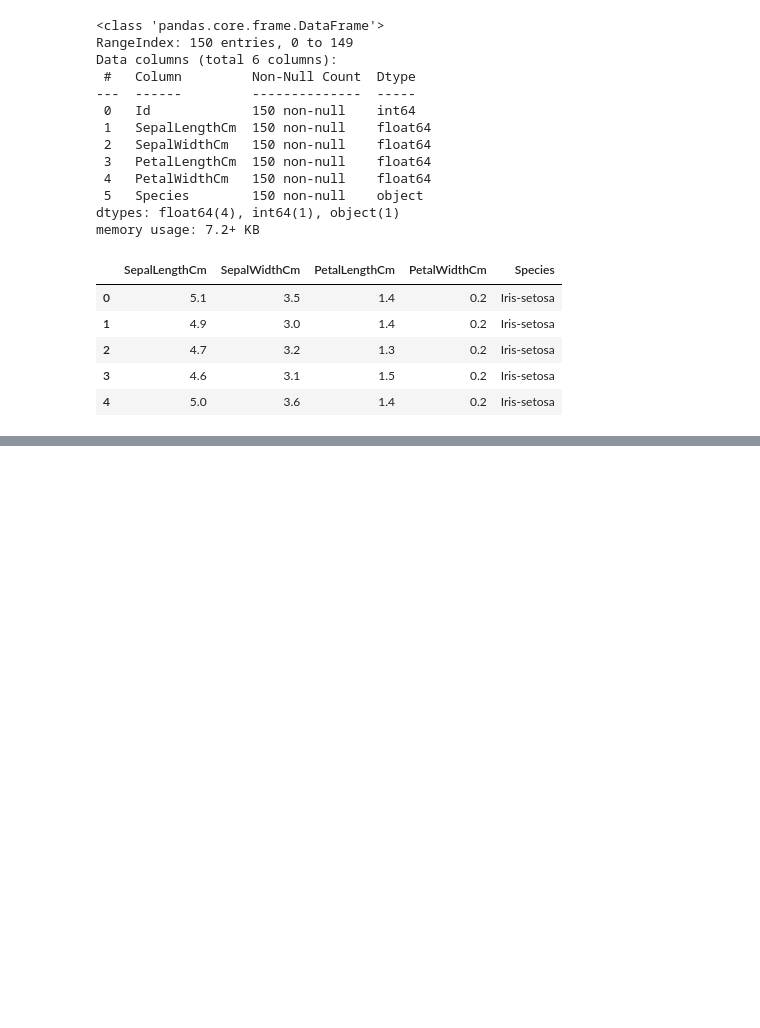
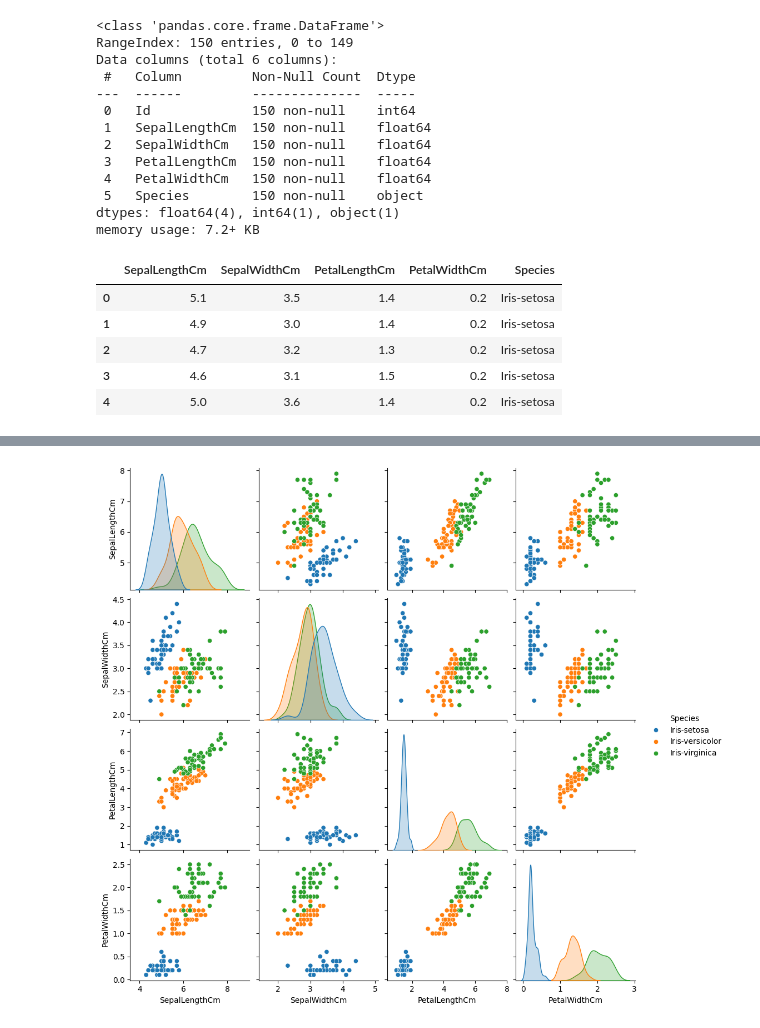
Before and after one commit to prakriti459/PRAKRITI.23FE10CSE00459-ML-LAB-WORK, a Jupyter notebook: MLlabwork.ipynb, the cells around one changed output, grey strips where cells are left out. Saved outputs shown, nothing was run; the diff lists cells and outputs as text; code cells hidden in the pictures; blank space fills up the shorter version.

```diff
--- a/MLlabwork.ipynb
+++ b/MLlabwork.ipynb
@@ -47,0 +107,6 @@ data.head()
+# %%
+
+sns.pairplot(data, hue="Species")
+plt.show()
+# %% [output]
+[figure, added]
```
Also changed, not shown: parts of 21 cells of this notebook.
